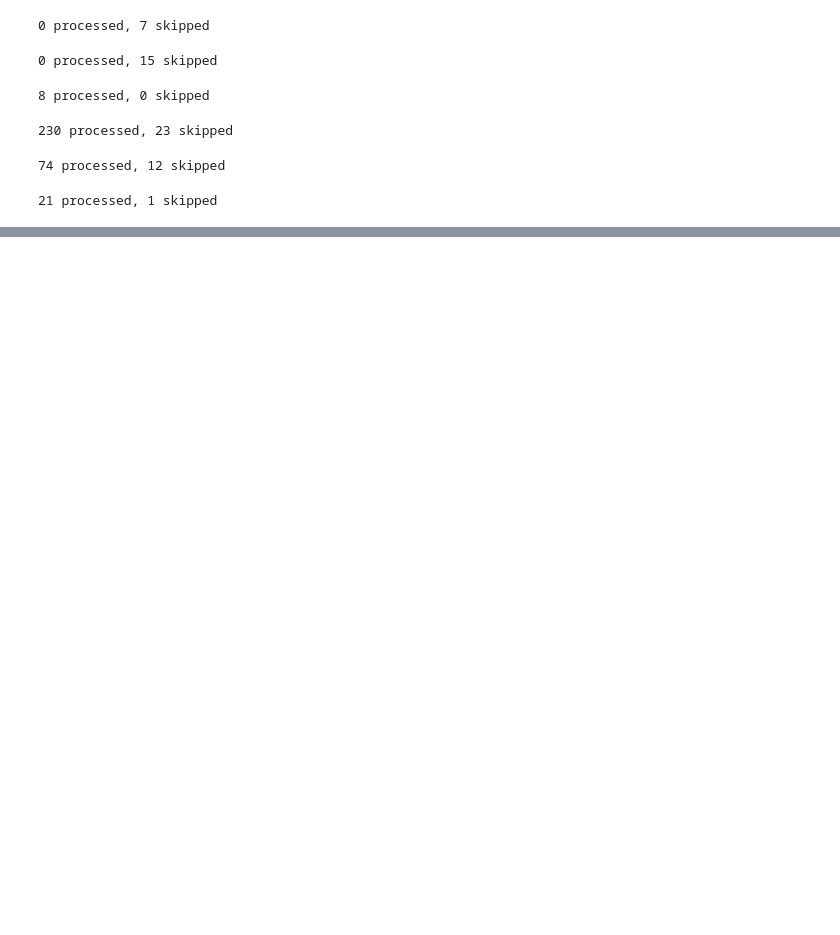
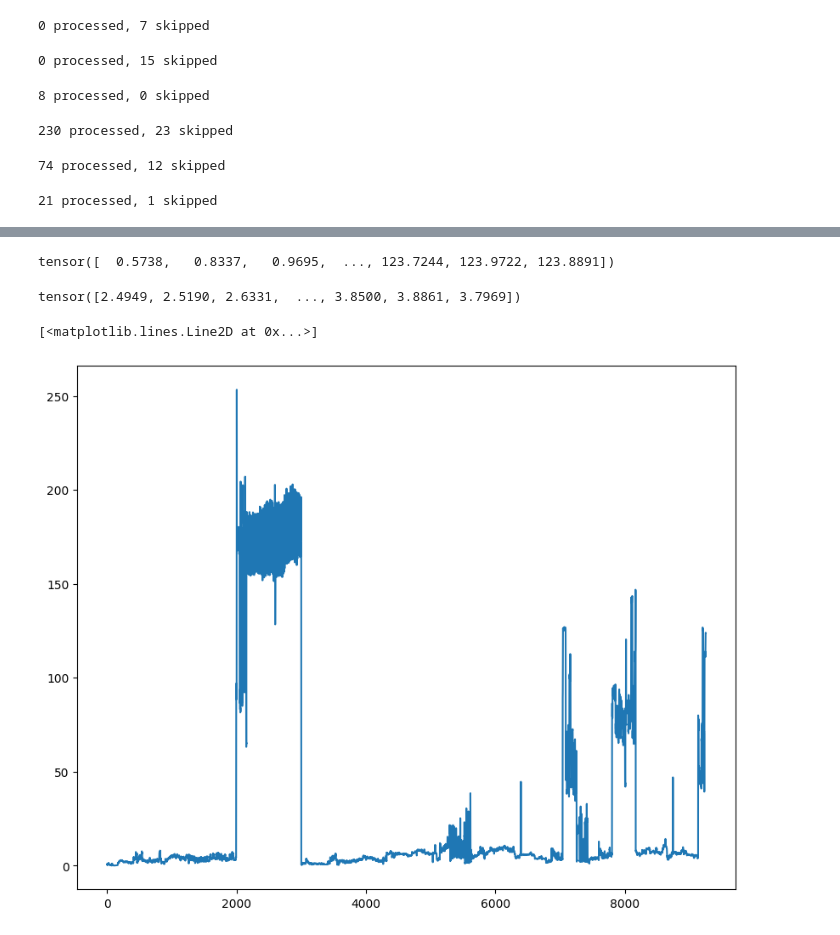
Before and after one commit to hhaller0826/thermal-runaway, a Jupyter notebook: exp.ipynb, the cells around one changed output, grey strips where cells are left out. Drawn from its saved outputs; the diff is of its cells as text; code cells hidden in the pictures; blank space fills up the shorter version.

Commit message:
transformer autoencoder implementation for GPU

```diff
--- a/exp.ipynb
+++ b/exp.ipynb
@@ -73,0 +11,5 @@ len(trainfiles), len(testfiles), len(testfiles) + len(trainfiles)
+# %%
+from src.data import get_divided_loaders
+
+healthy_train_loader, healthy_test_loader = get_divided_loaders(window_skip=500, preload=True)
+_, unhealthy_test_loader = get_divided_loaders(test_size=1.0, window_skip=500, preload=True)
@@ -73,0 +47,42 @@ len(trainfiles), len(testfiles), len(testfiles) + len(trainfiles)
+# %%
+def validate(model, dataloader, device):
+    model.eval()
+    criterion = nn.MSELoss(reduction='none')
+    all_losses = []
+    torch.mps.empty_cache()
+
+    pbar = tqdm(dataloader, desc="Validate", leave=False)
+    with torch.no_grad():
+        for batch in pbar:
+            x = batch.to(device)
+            recon = model(x)
+            recon_cpu = recon.detach().to("cpu")
+
+            per_elem = criterion(recon_cpu, batch)  # (batch, seq_len, 1)
+            per_sample_mse = per_elem.mean(dim=(1, 2)).cpu()  # (batch,)
+            all_losses.append(per_sample_mse)
+
+            del x, recon
+            torch.mps.empty_cache()
+
+    all_losses = torch.cat(all_losses, dim=0)
+    return all_losses
+
+healthy_errs = validate(transformer_model, healthy_test_loader, device)
+print(healthy_errs)
+# %% [output]
+tensor([  0.5738,   0.8337,   0.9695,  ..., 123.7244, 123.9722, 123.8891])
+# %%
+unhealthy_errs = validate(transformer_model, unhealthy_test_loader, device)
+print(unhealthy_errs)
+# %% [output]
+tensor([2.4949, 2.5190, 2.6331,  ..., 3.8500, 3.8861, 3.7969])
+# %%
+import matplotlib.pyplot as plt
+
+_, ax = plt.subplots(figsize=(10, 8))
+ax.plot(healthy_errs, label=f'Healthy Errors')
+# ax.plot(unhealthy_errs, label=f'Unhealthy Errors')
+# %% [output]
+[<matplotlib.lines.Line2D at 0x...>]
+[figure, added]
```
Also changed, not shown: parts of 10 cells of this notebook, 11 other files.
